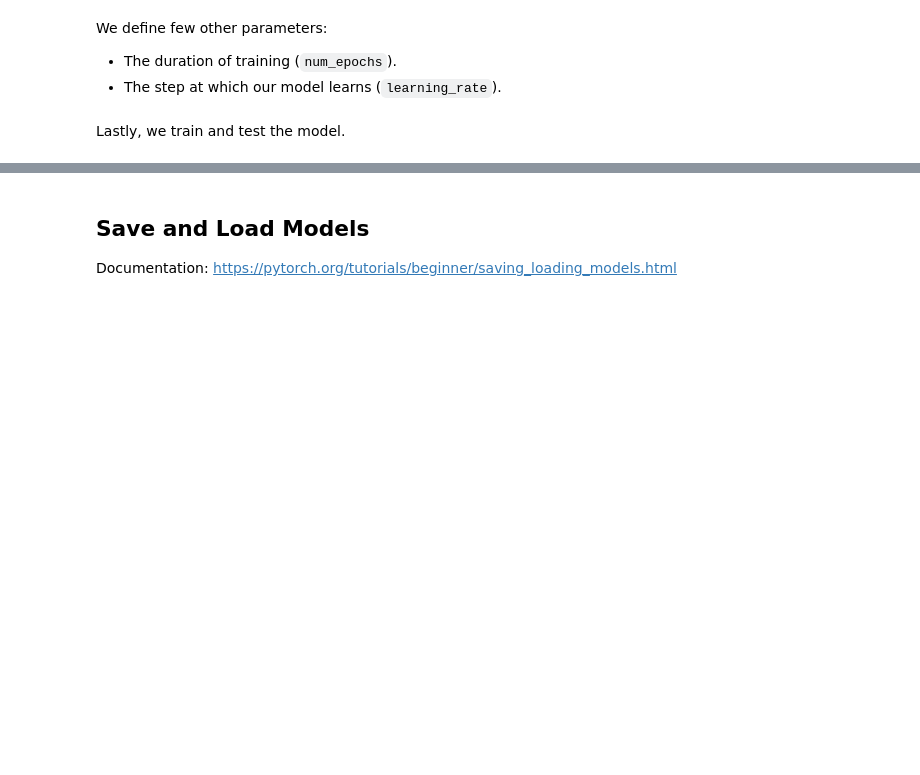
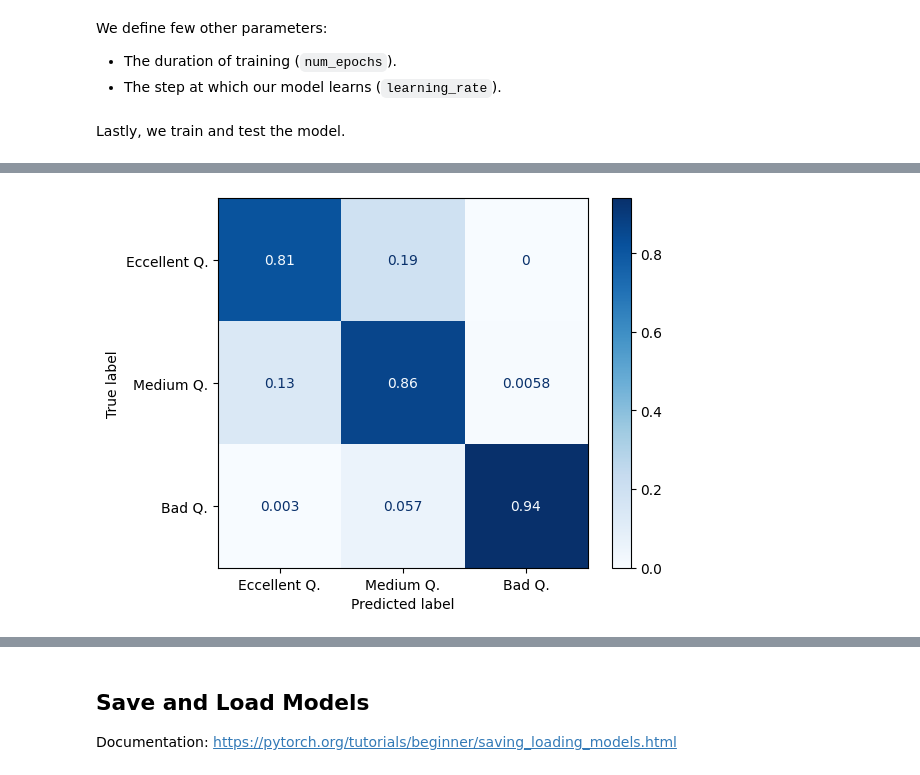
Before and after one commit to MatteoMarcoM/Progetto_AIA, a Jupyter notebook: model.ipynb, the cells around one changed output, grey strips where cells are left out. Cells and saved outputs as stored; diff of their text form; code cells hidden in the pictures; blank space fills up the shorter version.

```diff
--- a/model.ipynb
+++ b/model.ipynb
@@ -448,8 +455,8 @@ We define few other parameters:
 - The step at which our model learns (`learning_rate`).
 # %%
 # Training hyperparameters.
-num_epochs = 10 # 10
-learning_rate = 0.001 # 0.0001
+num_epochs = 30 # 10
+learning_rate = 0.0001 # 0.0001
 # %% [markdown]
 Lastly, we train and test the model.
 # %%
@@ -582,3 +592,11 @@ Epoch 010: train loss 0.8776, val loss 0.8163, val acc 0.7322, val f1 0.6368, te
+# %%
+# confusion matrix (LABELS ARE SHIFTED -1)
+reduced_labels_map = {0 : 'Eccellent Q.', 1 : 'Medium Q.', 2 : 'Bad Q.'}
+ConfusionMatrixDisplay.from_predictions(lstm_results['y_true'], lstm_results['y_pred'], normalize='true', cmap='Blues', display_labels=reduced_labels_map.values())
+plt.savefig('/content/confusion_matrix.png')
+plt.show()
+# %% [output]
+[figure, added]
 # %%
 print(classification_report(lstm_results['y_true'], lstm_results['y_pred'], zero_division=0))
 # %% [output]
```
Also changed, not shown: parts of 13 cells of this notebook.
